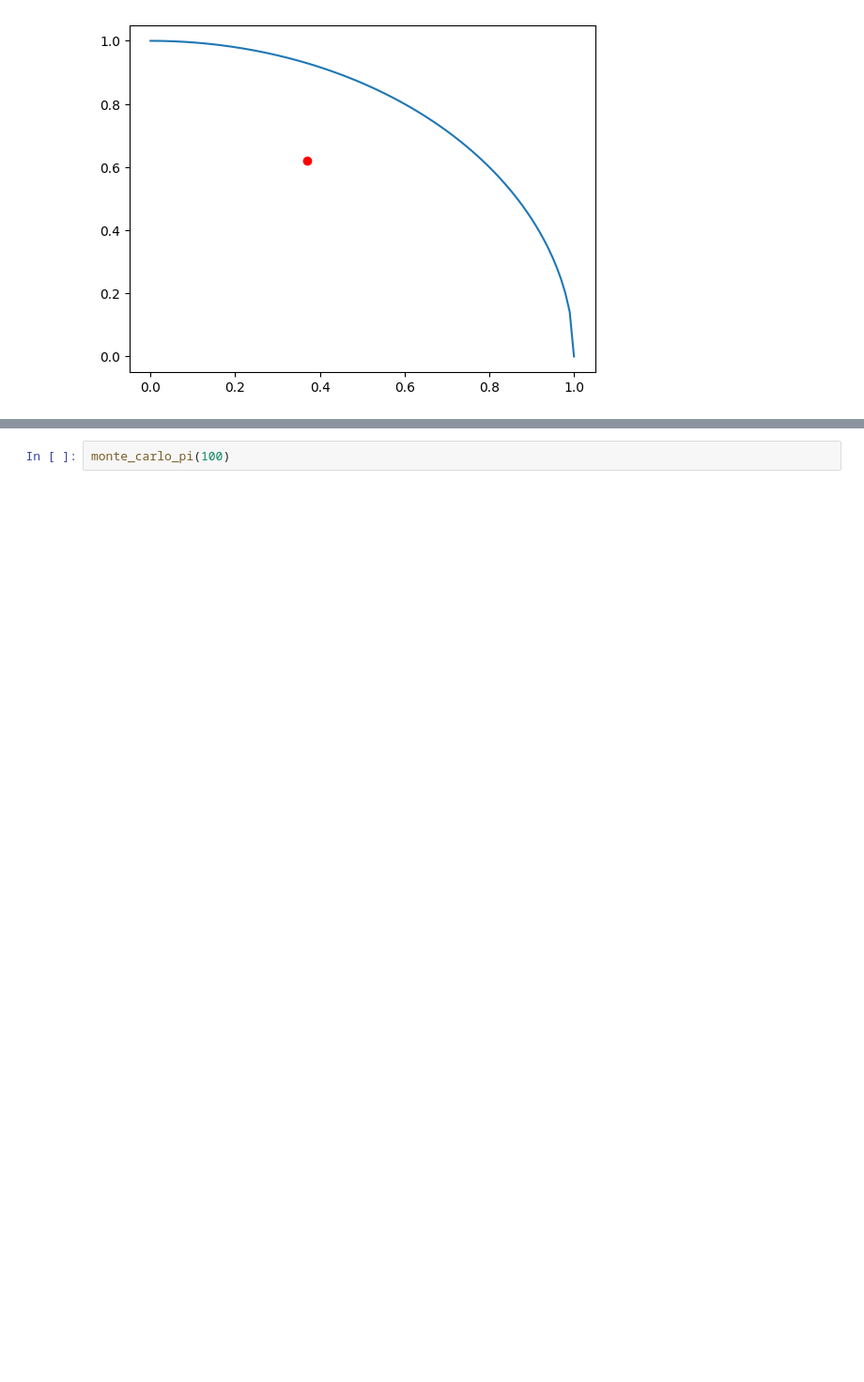
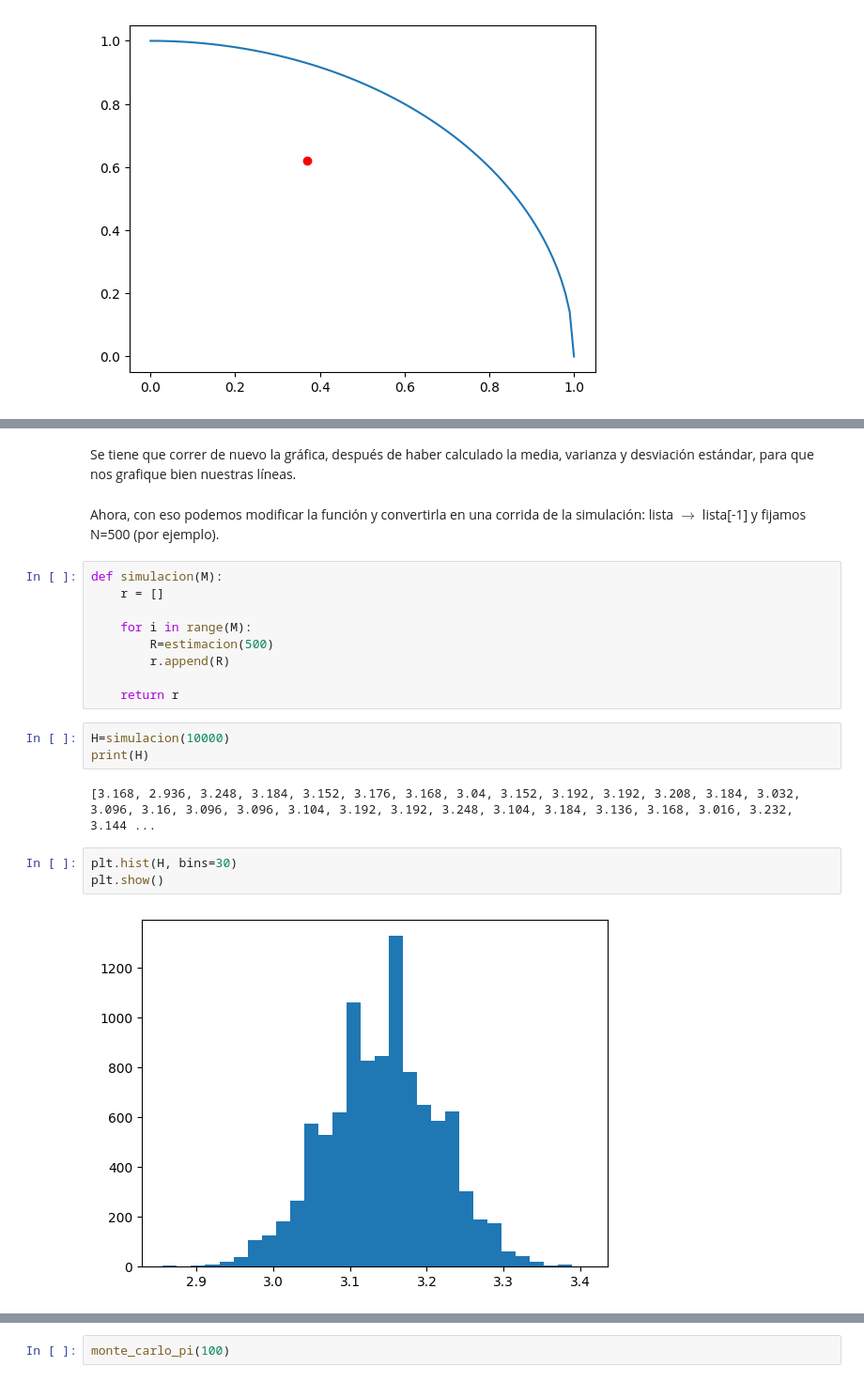
Before and after one commit to MartaPCastillo/Simulaci-n-I-, a Jupyter notebook: Aproximación_del_número_Pi.ipynb, the cells around one changed output, grey strips where cells are left out. Shown at 94% size. Saved outputs shown, nothing was run; the diff lists cells and outputs as text; blank space fills up the shorter version.

```diff
--- a/Aproximación_del_número_Pi.ipynb
+++ b/Aproximación_del_número_Pi.ipynb
@@ -60,0 +115,23 @@ plt.show()
+# %% [markdown]
+Se tiene que correr de nuevo la gráfica, después de haber calculado la media, varianza y desviación estándar, para que nos grafique bien nuestras líneas.
+# %% [markdown]
+Ahora, con eso podemos modificar la función y convertirla en una corrida de la simulación: lista $\longrightarrow$ lista[-1] y fijamos N=500 (por ejemplo).
+# %%
+def simulacion(M):
+    r = []
+
+    for i in range(M):
+        R=estimacion(500)
+        r.append(R)
+
+    return r
+# %%
+H=simulacion(10000)
+print(H)
+# %% [output]
+[3.168, 2.936, 3.248, 3.184, 3.152, 3.176, 3.168, 3.04, 3.152, 3.192, 3.192, 3.208, 3.184, 3.032, 3.096, 3.16, 3.096, 3.096, 3.104, 3.192, 3.192, 3.248, 3.104, 3.184, 3.136, 3.168, 3.016, 3.232, 3.144 ...
+# %%
+plt.hist(H, bins=30)
+plt.show()
+# %% [output]
+[figure, added]
```
Also changed, not shown: parts of 10 cells of this notebook.
